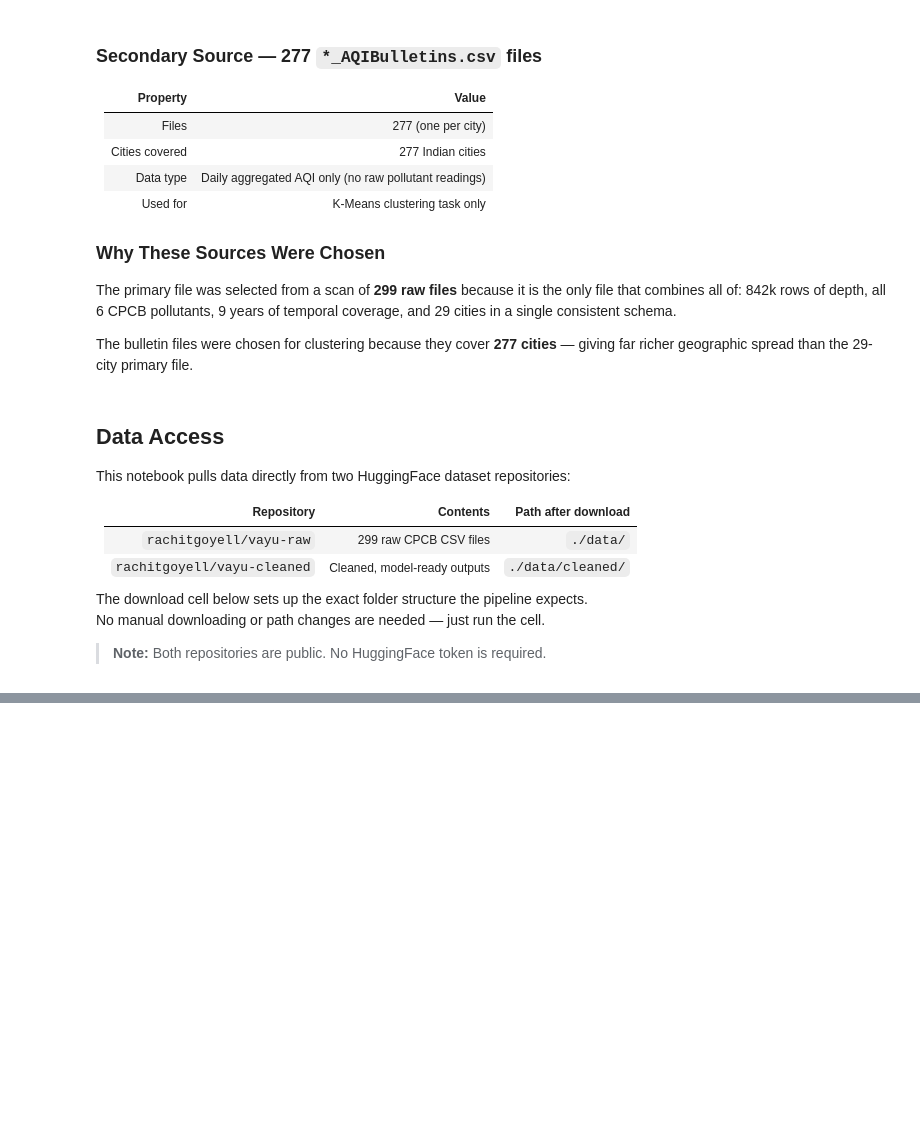
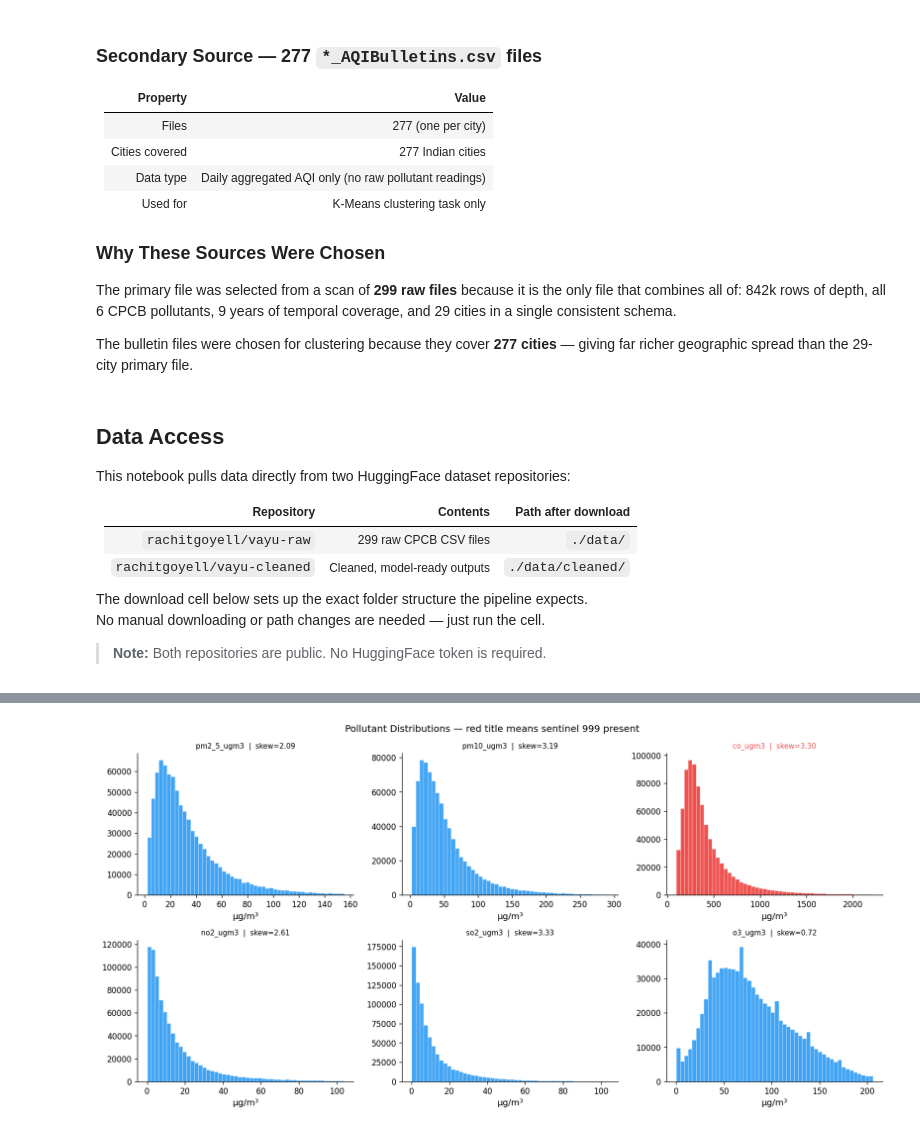
Before and after one commit to rachitgoyal14/vayu, a Jupyter notebook: final.ipynb, the cells around one changed output, grey strips where cells are left out. Saved outputs shown, nothing was run; the diff lists cells and outputs as text; code cells hidden in the pictures; blank space fills up the shorter version.

```diff
--- a/final.ipynb
+++ b/final.ipynb
@@ -2592,0 +477,82 @@ plt.show()
+# %%
+# section_2_eda.py
+
+# ── missing values + sentinel 999 ────────────────────────────────────────────
+print('Standard NaN per pollutant column:')
+for col in pollutant_cols:
+    n = df[col].isnull().sum()
+    print(f'  {col:<25} {n:,}')
+
+print('\nSentinel 999 per pollutant column:')
+for col in pollutant_cols:
+    count = (pd.to_numeric(df[col], errors='coerce') == 999).sum()
+    flag  = '  <- needs fixing' if count > 0 else ''
+    print(f'  {col:<25} {count:,}{flag}')
+
+# ── physical range validation ─────────────────────────────────────────────────
+# just because a value isn't 999 doesn't mean it's real
+# a broken sensor can output 47000 for PM2.5 which is physically impossible
+# we check each pollutant against CPCB's known instrument limits
+
+VALID_RANGES = {
+    'pm2'  : (0, 1000),
+    'pm10' : (0, 1500),
+    'no2'  : (0, 500),
+    'so2'  : (0, 500),
+    'co'   : (0, 50000),  # stored as µg/m³ so 50 mg/m³ × 1000 = 50,000
+    'o3'   : (0, 300),
+    'nh3'  : (0, 400),
+}
+
+print('\nPhysical range check per pollutant:')
+for col in pollutant_cols:
+    vals          = pd.to_numeric(df[col], errors='coerce').dropna()
+    matched_range = next(
+        ((lo, hi) for kw, (lo, hi) in VALID_RANGES.items() if kw in col.lower()),
+        None
+    )
+    if matched_range:
+        lo, hi        = matched_range
+        out_of_range  = ((vals < lo) | (vals > hi)).sum()
+        flag          = '  <- out of range values found' if out_of_range > 0 else '  OK'
+        print(f'  {col:<25} range [{lo:,} – {hi:,}]   flagged: {out_of_range:,}{flag}')
+    else:
+        print(f'  {col:<25} no range rule — skipped')
+
+# ── pollutant distributions ───────────────────────────────────────────────────
+fig, axes = plt.subplots(2, 3, figsize=(14, 7))
+axes = axes.flatten()
+
+for i, col in enumerate(pollutant_cols):
+    vals         = pd.to_numeric(df[col], errors='coerce').dropna()
+    sentinel_pct = (vals == 999).mean() * 100
+    color        = '#EF5350' if sentinel_pct > 0 else '#42A5F5'
+    axes[i].hist(vals[vals <= vals.quantile(0.99)], bins=50,
+                 color=color, edgecolor='white', linewidth=0.3)
+    axes[i].set_title(f'{col}  |  skew={vals.skew():.2f}', fontsize=9,
+                      color='#EF5350' if sentinel_pct > 0 else 'black')
+    axes[i].set_xlabel('µg/m³')
+
+plt.suptitle('Pollutant Distributions — red title means sentinel 999 present', fontsize=12)
+plt.tight_layout()
+plt.show()
+
+# ── correlation heatmap ───────────────────────────────────────────────────────
+corr_mat = df[pollutant_cols].apply(pd.to_numeric, errors='coerce').corr()
+
+fig, ax = plt.subplots(figsize=(7, 5))
+sns.heatmap(corr_mat, annot=True, fmt='.2f', cmap='RdBu_r',
+            center=0, vmin=-1, vmax=1, square=True,
+            linewidths=0.5, ax=ax, annot_kws={'size': 10})
+ax.set_title('Pollutant Correlation Matrix\nhigh values = multicollinearity risk')
+plt.tight_layout()
+plt.show()
+
+# ── aqi category balance ──────────────────────────────────────────────────────
+cat_counts = df[cat_col].value_counts()
+print(f'\nAQI category distribution:')
+for cat, cnt in cat_counts.items():
+    print(f'  {cat:<25} {cnt:>8,}  ({cnt/len(df)*100:.1f}%)')
+
+print(f'\nClass imbalance ratio : {cat_counts.max()/cat_counts.min():.1f}x')
+# %% [output]
@@ -2592,0 +576 @@ plt.show()
+[figure, added]
```
Also changed, not shown: parts of 72 cells of this notebook.
